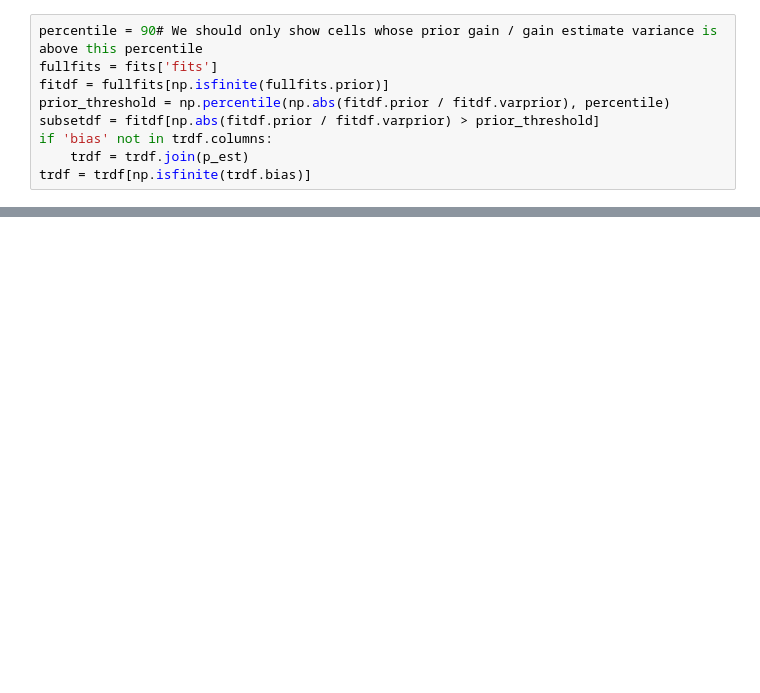
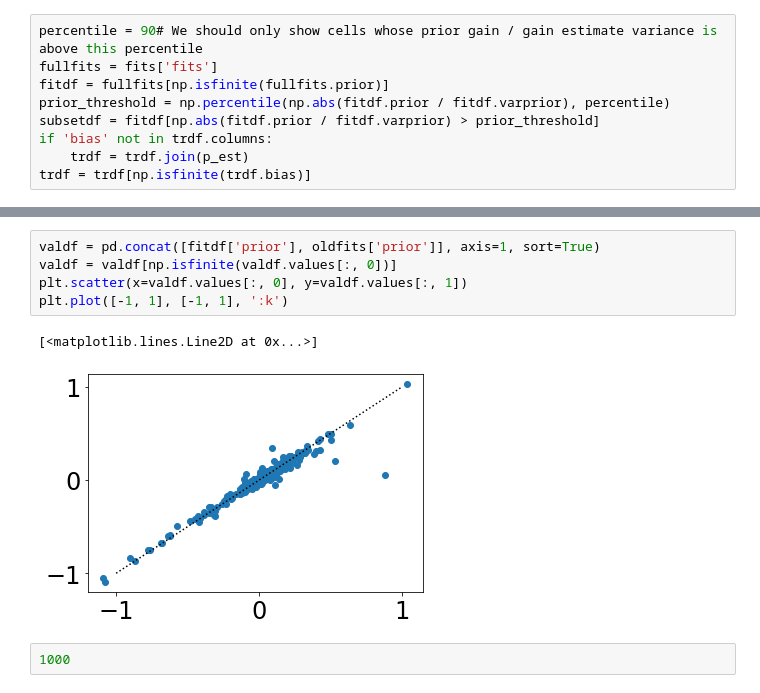
Before and after one commit to int-brain-lab/prior-localization, a Jupyter notebook: fit_explorer.ipynb, the cells around one changed output, grey strips where cells are left out. Drawn from its saved outputs; the diff is of its cells as text; blank space fills up the shorter version.

```diff
--- a/fit_explorer.ipynb
+++ b/fit_explorer.ipynb
@@ -160,0 +173,10 @@ sns.palplot(cmap)
+# %%
+valdf = pd.concat([fitdf['prior'], oldfits['prior']], axis=1, sort=True)
+valdf = valdf[np.isfinite(valdf.values[:, 0])]
+plt.scatter(x=valdf.values[:, 0], y=valdf.values[:, 1])
+plt.plot([-1, 1], [-1, 1], ':k')
+# %% [output]
+[<matplotlib.lines.Line2D at 0x...>]
+[figure, added]
+# %%
+1000
```
Also changed, not shown: parts of 4 cells of this notebook, 6 other files.
